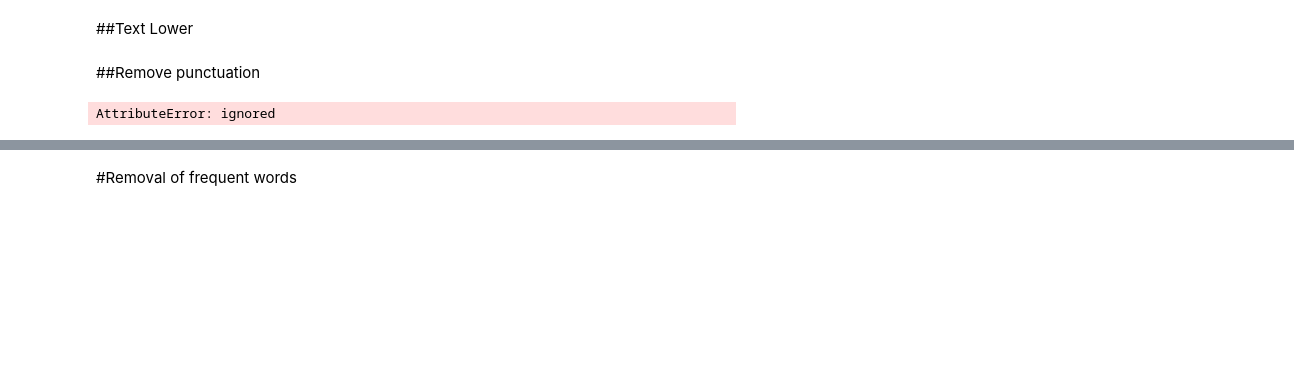
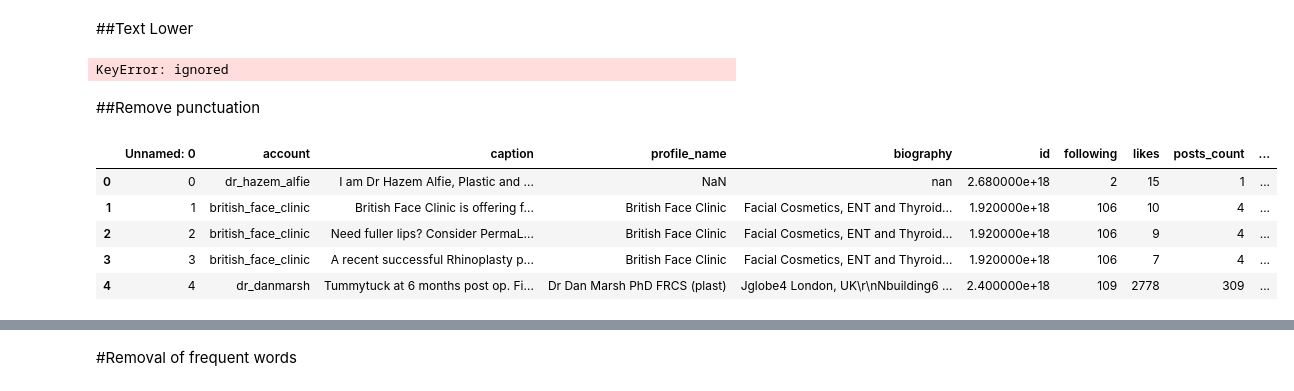
Before and after one commit to Zarmina97/NLP-project-, a Jupyter notebook: data_exploration.ipynb, the cells around one changed output, grey strips where cells are left out. Cells and saved outputs as stored; diff of their text form; code cells hidden in the pictures; blank space fills up the shorter version.

```diff
--- a/data_exploration.ipynb
+++ b/data_exploration.ipynb
@@ -47,9 +61,11 @@ for col in df.columns:
 # %% [markdown]
 ##Text Lower
 # %%
-lower_column('biography')
+lower_columns('biography')
 lower_column('caption')
 lower_column('tokens')
+# %% [output]
+KeyError: ignored
 # %% [markdown]
 ##Remove punctuation
 # %%
@@ -57,13 +73,18 @@ df.head()
 # %%
 df["biography_wo_punc"] = df["biography"].apply(lambda text: remove_punctuation(text))
 #df["caption_wo_punc"] = df["caption"].apply(lambda text: remove_punctuation(text)) #not working
 #df["profile_name"] = df["profile_name"].apply(lambda text: remove_punctuation(text)) #not working
-#df["tokens_wo_punc"] = df["tokens"].apply(lambda text: remove_punctuation(text))
+df["tokens_wo_punc"] = df["tokens"].apply(lambda text: remove_punctuation(text))
 
 
 df.head()
 # %% [output]
-AttributeError: ignored
+|  | Unnamed: 0 | account | caption | profile_name | biography | id | following | likes | posts_count | ... |
+| 0 | 0 | dr_hazem_alfie | I am Dr Hazem Alfie, Plastic and ... | NaN | nan | 2.680000e+18 | 2 | 15 | 1 | ... |
+| 1 | 1 | british_face_clinic | British Face Clinic is offering f... | British Face Clinic | Facial Cosmetics, ENT and Thyroid... | 1.920000e+18 | 106 | 10 | 4 | ... |
+| 2 | 2 | british_face_clinic | Need fuller lips? Consider PermaL... | British Face Clinic | Facial Cosmetics, ENT and Thyroid... | 1.920000e+18 | 106 | 9 | 4 | ... |
+| 3 | 3 | british_face_clinic | A recent successful Rhinoplasty p... | British Face Clinic | Facial Cosmetics, ENT and Thyroid... | 1.920000e+18 | 106 | 7 | 4 | ... |
+| 4 | 4 | dr_danmarsh | Tummytuck at 6 months post op. Fi... | Dr Dan Marsh PhD FRCS (plast) | Jglobe4 London, UK\r\nNbuilding6 ... | 2.400000e+18 | 109 | 2778 | 309 | ... |
 # %%
 pip install --upgrade nltk
 # %%
```
Also changed, not shown: parts of 18 cells of this notebook, 1 other file.
